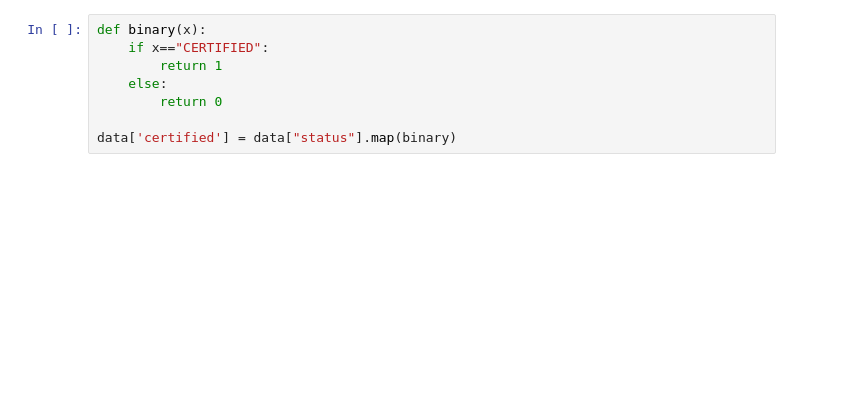
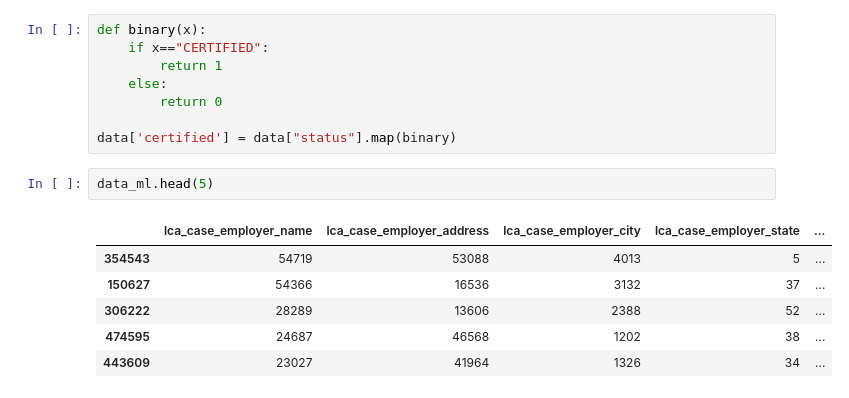
Before and after one commit to Henrilin28/H-1B_visa_Enigma, a Jupyter notebook: Section_2_and_3_Who_will_certified_the _H-1B.ipynb, the cells around one changed output. Saved outputs shown, nothing was run; the diff lists cells and outputs as text; blank space fills up the shorter version.

```diff
--- a/Section_2_and_3_Who_will_certified_the _H-1B.ipynb
+++ b/Section_2_and_3_Who_will_certified_the _H-1B.ipynb
@@ -118,5 +112,14 @@ def binary(x):
         return 0
 
 data['certified'] = data["status"].map(binary)
+# %%
+data_ml.head(5)
+# %% [output]
+|  | lca_case_employer_name | lca_case_employer_address | lca_case_employer_city | lca_case_employer_state | ... |
+| 354543 | 54719 | 53088 | 4013 | 5 | ... |
+| 150627 | 54366 | 16536 | 3132 | 37 | ... |
+| 306222 | 28289 | 13606 | 2388 | 52 | ... |
+| 474595 | 24687 | 46568 | 1202 | 38 | ... |
+| 443609 | 23027 | 41964 | 1326 | 34 | ... |
 # %%
 from sklearn.preprocessing import StandardScaler
```
Also changed, not shown: parts of 3 cells of this notebook.
